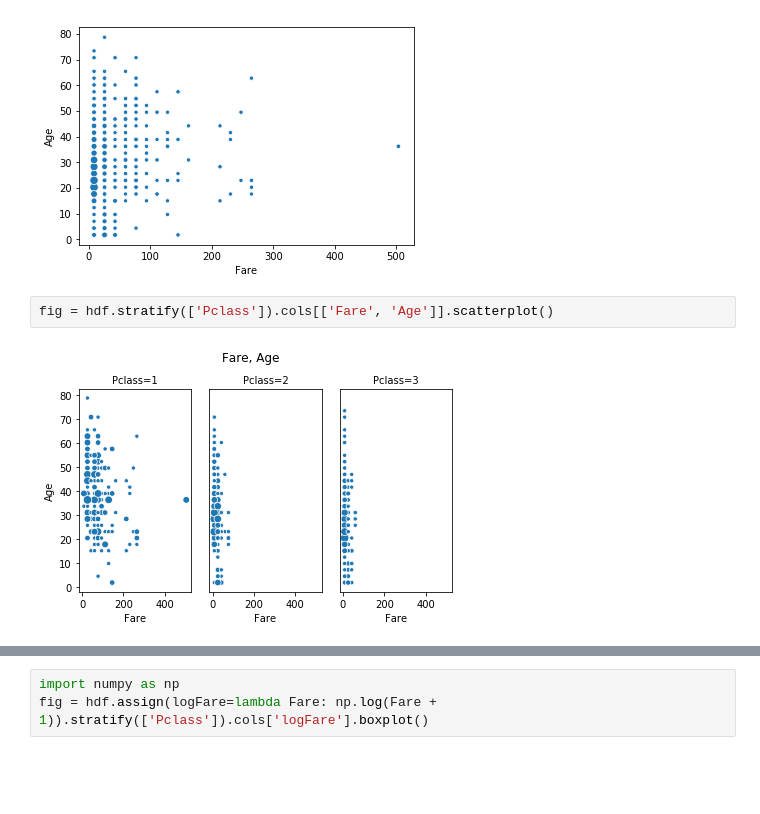
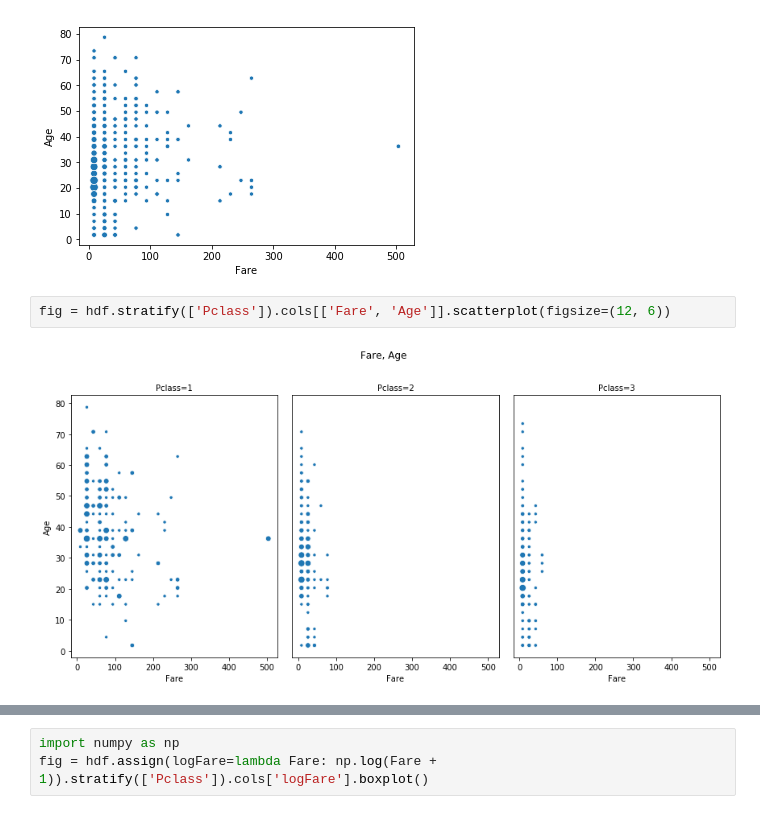
Before and after one commit to dvgodoy/handyspark, a Jupyter notebook: notebooks/Exploring Titanic.ipynb, the cells around one changed output, grey strips where cells are left out. Drawn from its saved outputs; the diff is of its cells as text; blank space fills up the shorter version.

```diff
--- a/notebooks/Exploring Titanic.ipynb
+++ b/notebooks/Exploring Titanic.ipynb
@@ -188,6 +194,6 @@ hdf.cols[['Fare', 'Age']].scatterplot()
 <matplotlib.axes._subplots.AxesSubplot at 0x...>
 [figure]
 # %%
-fig = hdf.stratify(['Pclass']).cols[['Fare', 'Age']].scatterplot()
+fig = hdf.stratify(['Pclass']).cols[['Fare', 'Age']].scatterplot(figsize=(12, 6))
 # %% [output]
-[figure, old version]
+[figure, new version]
```
Also changed, not shown: parts of 8 cells of this notebook, 2 other files.
